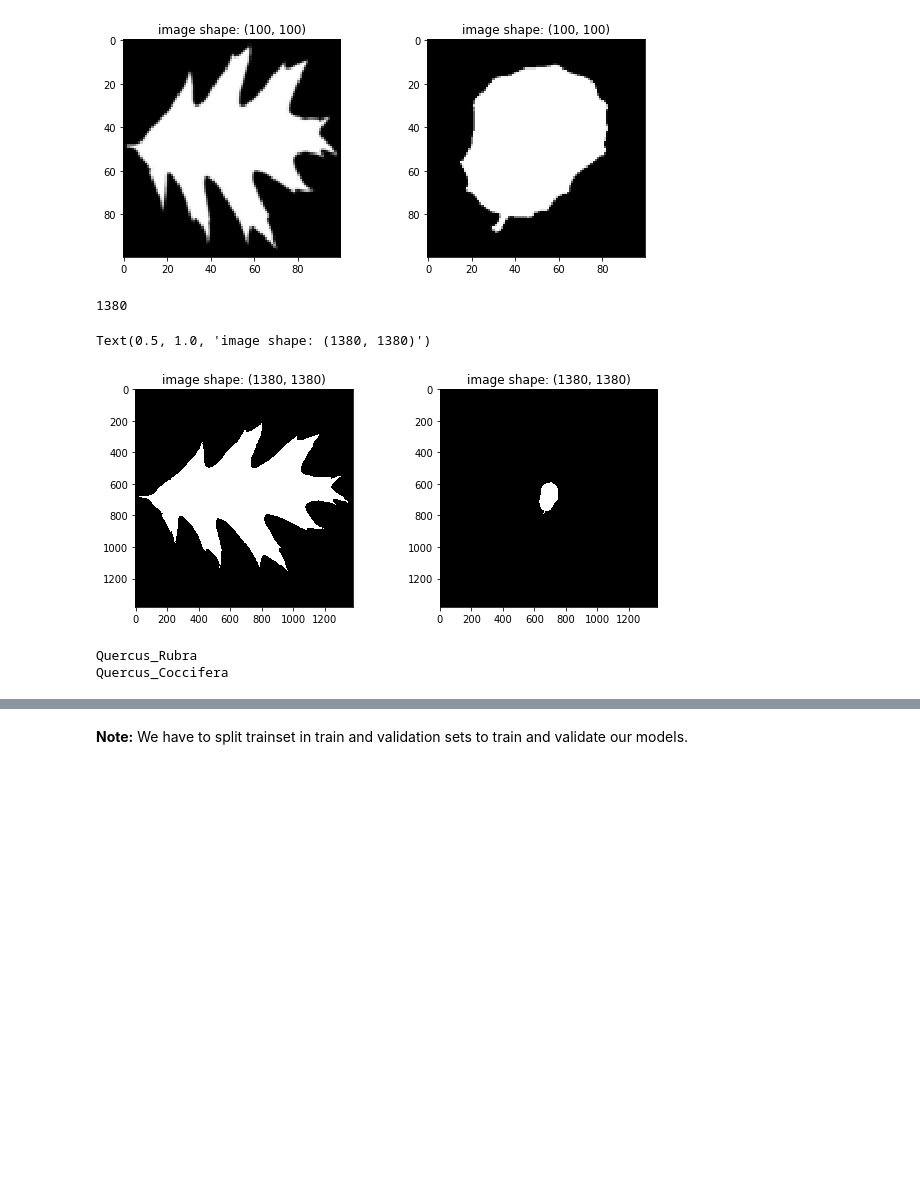
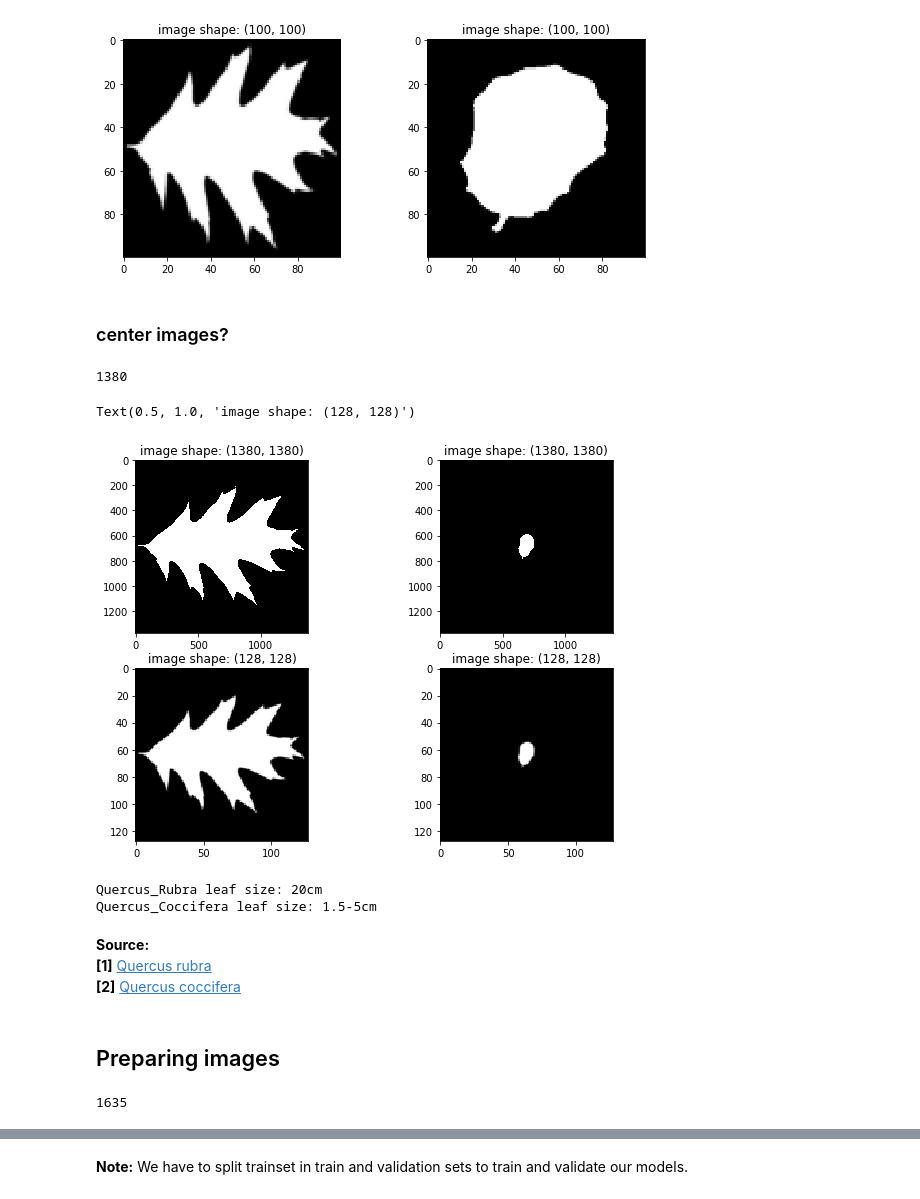
Before and after one commit to DaielChom/ann_leaf_classification, a Jupyter notebook: 02 - Data exploration.ipynb, the cells around one changed output, grey strips where cells are left out. Saved outputs shown, nothing was run; the diff lists cells and outputs as text; code cells hidden in the pictures; blank space fills up the shorter version.

Commit message:
:sparkles: preparing image

```diff
--- a/02 - Data exploration.ipynb
+++ b/02 - Data exploration.ipynb
@@ -12,3 +11,5 @@ data_dir =  "/home/daielchom/Documents/projects/maestria/data/datasets/leaf_clas
+# %%
+data_dir = ""
 # %% [markdown]
 See the files in data_dir, You have to see two files and one folder: `test.csv`, `images`, `train.csv`
 # %%
@@ -208,6 +215,8 @@ plt.title("image shape: {}".format(rsi.shape))
 # %% [output]
 Text(0.5, 1.0, 'image shape: (100, 100)')
 [figure]
+# %% [markdown]
+### center images?
 # %%
 max_size = np.max(big_image.shape)
 max_size
@@ -232,24 +241,36 @@ def centering_image(img, max_size):
 
     template[x1:x2,y1:y2] = img
 
-    return template
+    return template.astype("uint8")
 # %%
 cbi = centering_image(big_image, max_size)
 csi = centering_image(small_image, max_size)
 
-plt.figure(figsize=(10,4))
-plt.subplot(121)
+rcbi = resize(cbi, (128, 128))
+rcsi = resize(csi, (128, 128))
+
+plt.figure(figsize=(10,7))
+plt.subplot(221)
 plt.imshow(cbi, cmap="Greys_r")
 plt.title("image shape: {}".format(cbi.shape))
-plt.subplot(122)
+
+plt.subplot(222)
 plt.imshow(csi, cmap="Greys_r")
 plt.title("image shape: {}".format(csi.shape))
+
+plt.subplot(223)
+plt.imshow(rcbi, cmap="Greys_r")
+plt.title("image shape: {}".format(rcbi.shape))
+
+plt.subplot(224)
+plt.imshow(rcsi, cmap="Greys_r")
+plt.title("image shape: {}".format(rcsi.shape))
 # %% [output]
-Text(0.5, 1.0, 'image shape: (1380, 1380)')
+Text(0.5, 1.0, 'image shape: (128, 128)')
-[figure, old version]
+[figure, new version]
 # %%
-print(train[train.id==maxid].species.iloc[0])
-print(train[train.id==minid].species.iloc[0])
+print(train[train.id==maxid].species.iloc[0], "leaf size: 20cm")
+print(train[train.id==minid].species.iloc[0], "leaf size: 1.5-5cm")
 # %% [output]
-Quercus_Rubra
-Quercus_Coccifera
+Quercus_Rubra leaf size: 20cm
+Quercus_Coccifera leaf size: 1.5-5cm
@@ -259,0 +277,11 @@ todas las imagenes de ambas especies
+# %% [markdown]
+**Source:** <br/>
+**[1]** [Quercus rubra](http://www.tree-guide.com/northern-red-oak) <br/>
+**[2]** [Quercus coccifera](http://www.arbolapp.es/en/species/info/quercus-coccifera/)
+# %% [markdown]
+## Preparing images
+# %%
+max_size = np.max([np.max([train_images[i].shape[0], train_images[i].shape[1]]) for i in train_images]) + 2
+max_size
+# %% [output]
+1635
```
Also changed, not shown: parts of 24 cells of this notebook.
